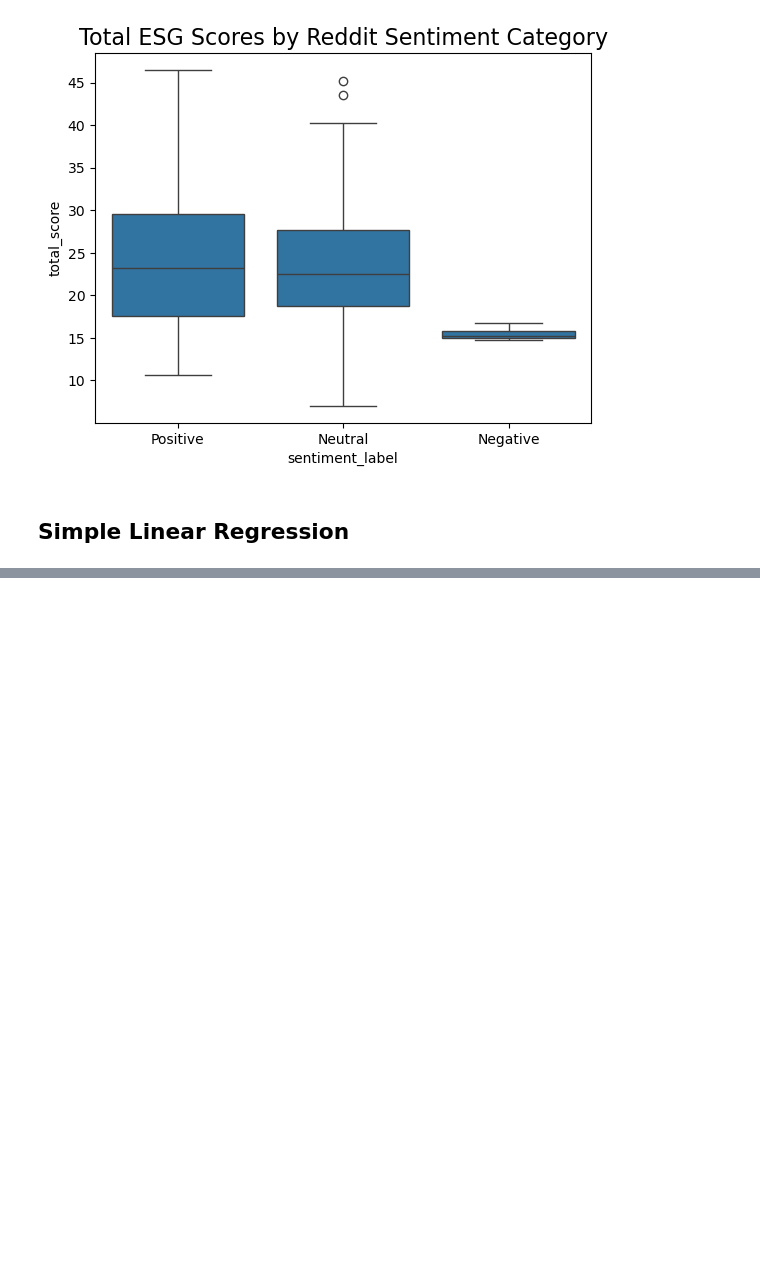
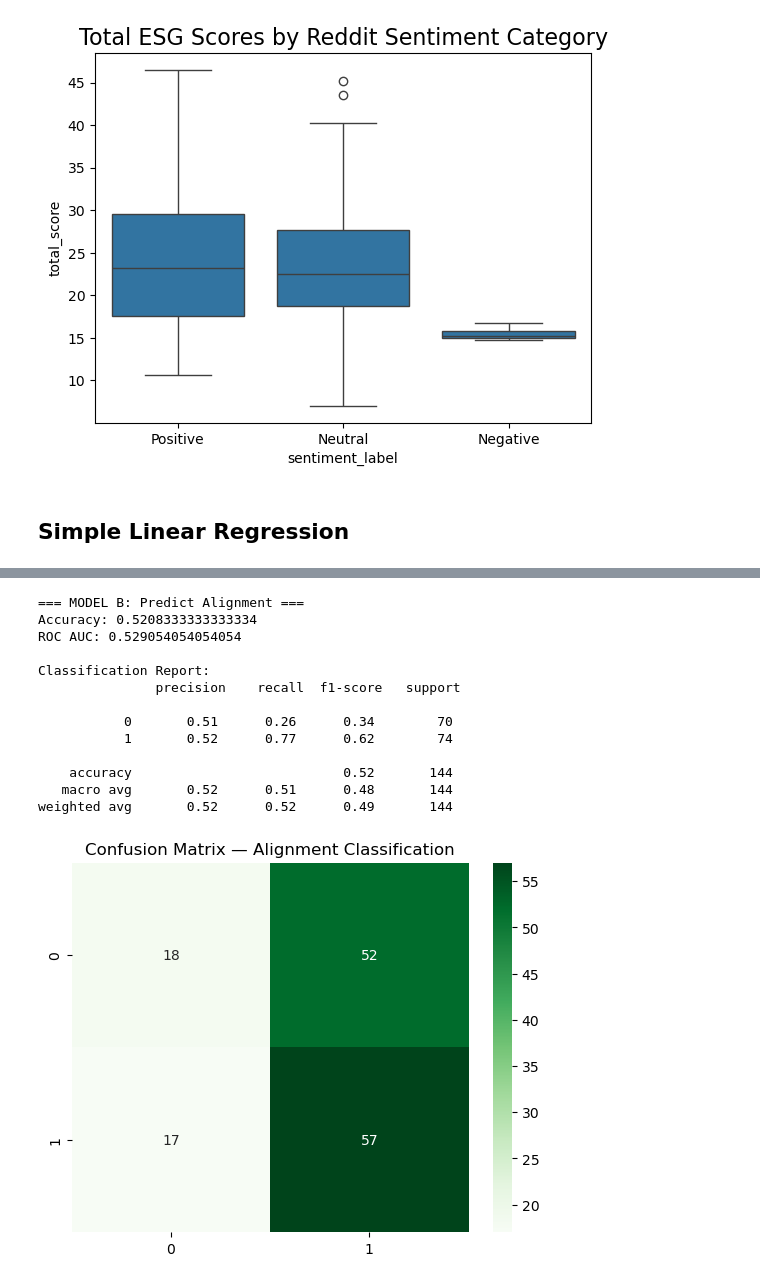
Before and after one commit to Kevan-Muthomi/Masters-CSCT-Project, a Jupyter notebook: Notebooks/Data Analysis.ipynb, the cells around one changed output, grey strips where cells are left out. Saved outputs shown, nothing was run; the diff lists cells and outputs as text; code cells hidden in the pictures; blank space fills up the shorter version.

```diff
--- a/Notebooks/Data Analysis.ipynb
+++ b/Notebooks/Data Analysis.ipynb
@@ -138,0 +354,21 @@ Name: count, dtype: int64
+# %%
+
+df = merged_df.copy()
+
+# --- HANDLE MISSING VALUES (drop rows used in classification)
+df = df[['avg_sentiment', 'total_score']].dropna()
+
+# --- BINARY ESG CLASS ---
+# Threshold = median ESG score (common in research)
+esg_threshold = df['total_score'].median()
+
+df['esg_class'] = np.where(df['total_score'] >= esg_threshold, 1, 0)
+
+# --- BINARY SENTIMENT CLASS ---
+df['sentiment_class'] = np.where(df['avg_sentiment'] >= 0, 1, 0)
+
+# --- ALIGNMENT CLASS (Target for Model B) ---
+# 1 = aligned, 0 = misaligned
+df['alignment'] = np.where(df['esg_class'] == df['sentiment_class'], 1, 0)
+
+df.head()
@@ -138,0 +423,38 @@ Name: count, dtype: int64
+# %%
+X = df[['avg_sentiment']]
+y = df['alignment']
+
+X_train, X_test, y_train, y_test = train_test_split(X, y, test_size=0.25, random_state=42)
+
+log_reg_B = LogisticRegression()
+log_reg_B.fit(X_train, y_train)
+
+# Predictions
+y_pred_B = log_reg_B.predict(X_test)
+y_prob_B = log_reg_B.predict_proba(X_test)[:, 1]
+
+print("=== MODEL B: Predict Alignment ===")
+print("Accuracy:", accuracy_score(y_test, y_pred_B))
+print("ROC AUC:", roc_auc_score(y_test, y_prob_B))
+print("\nClassification Report:\n", classification_report(y_test, y_pred_B))
+
+# Confusion matrix
+cm_B = confusion_matrix(y_test, y_pred_B)
+sns.heatmap(cm_B, annot=True, fmt='d', cmap='Greens')
+plt.title("Confusion Matrix — Alignment Classification")
+plt.show()
+# %% [output]
+=== MODEL B: Predict Alignment ===
+Accuracy: 0.5208333333333334
+ROC AUC: 0.529054054054054
+
+Classification Report:
+               precision    recall  f1-score   support
+
+           0       0.51      0.26      0.34        70
+           1       0.52      0.77      0.62        74
+
+    accuracy                           0.52       144
+   macro avg       0.52      0.51      0.48       144
+weighted avg       0.52      0.52      0.49       144
+[figure, added]
```
Also changed, not shown: parts of 38 cells of this notebook, 1 other file.
